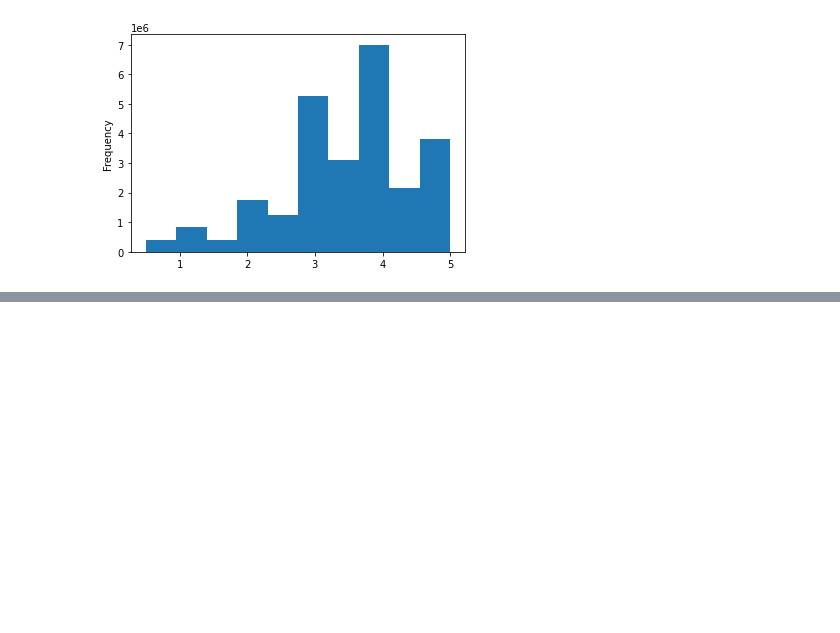
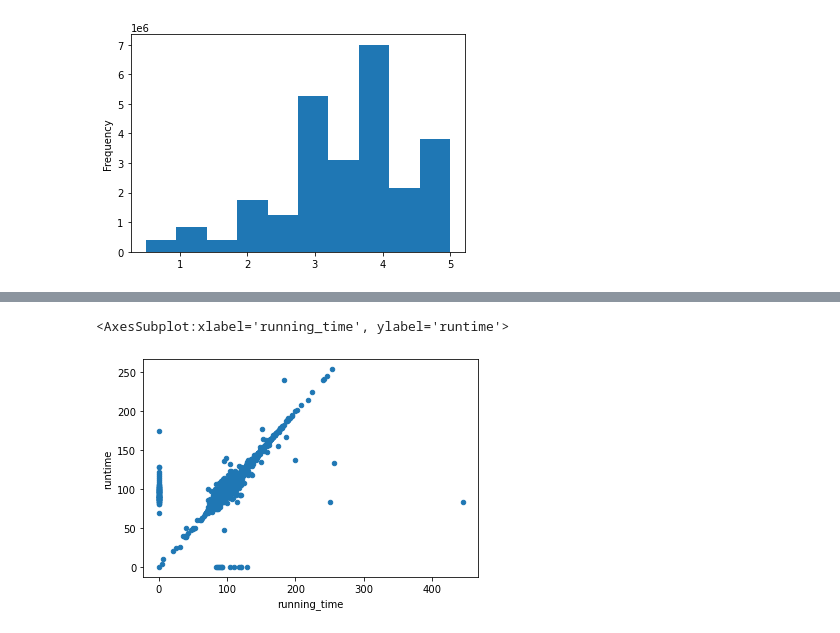
Before and after one commit to carrotdip/Movies-ETL, a Jupyter notebook: Movies-ETL.ipynb, the cells around one changed output, grey strips where cells are left out. Saved outputs shown, nothing was run; the diff lists cells and outputs as text; code cells hidden in the pictures; blank space fills up the shorter version.

Commit message:
cleaned merged data

```diff
--- a/Movies-ETL.ipynb
+++ b/Movies-ETL.ipynb
@@ -939,3 +939,6 @@ min                     0.50
 max                     5.00
 Name: rating, dtype: float64
 [figure]
+# %%
+#Merge wiki and kaggle data on IMDb ID (inner join)
+movies_df = pd.merge(wiki_movies_df, kaggle_metadata, on='imdb_id', suffixes=['_wiki','_kaggle'])
@@ -941,0 +1035,8 @@ Name: rating, dtype: float64
+# %%
+#Create a scatter plot of the two sets of data
+movies_df.fillna(0).plot(x='running_time', y='runtime', kind='scatter')
+#There are more missing values for x_axis (wiki data), so we will keep the kaggle data and fill in gaps for nulls with wiki data
+#Resolution: keep kaggle, fill in zeros with wiki data
+# %% [output]
+<AxesSubplot:xlabel='running_time', ylabel='runtime'>
+[figure, added]
```
Also changed, not shown: parts of 31 cells of this notebook.
